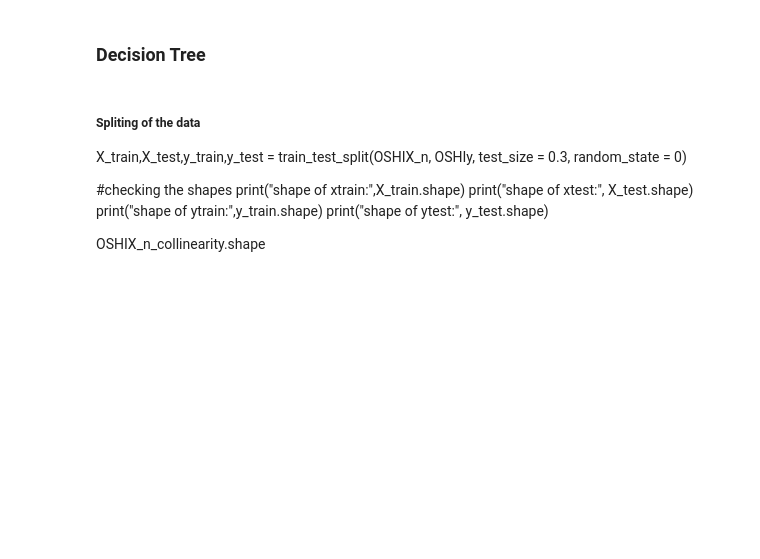
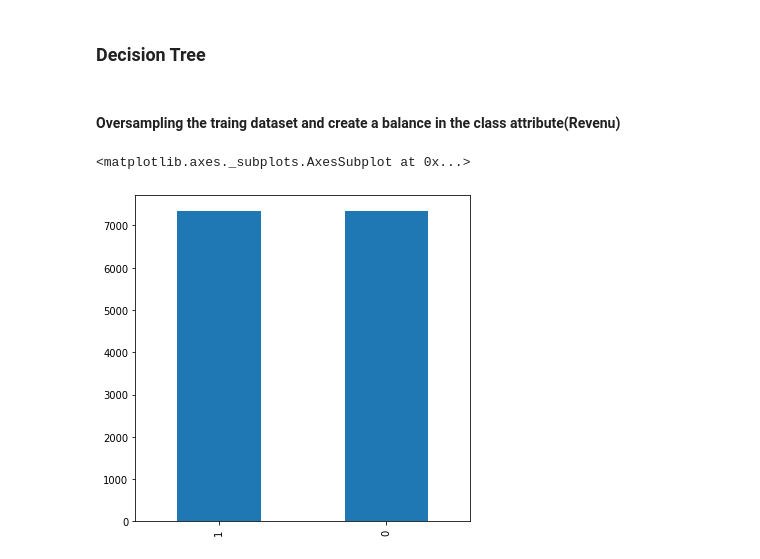
Before and after one commit to SepidehMohammadi/Capstone_python, a Jupyter notebook: Online Shoppers Purchasing Intention.ipynb, the cells around one changed output. Drawn from its saved outputs; the diff is of its cells as text; code cells hidden in the pictures; blank space fills up the shorter version.

```diff
--- a/Online Shoppers Purchasing Intention.ipynb
+++ b/Online Shoppers Purchasing Intention.ipynb
@@ -828,15 +913,5 @@ accuracy_score(y_test, y_pred)
 # %%
 from sklearn.metrics import roc_auc_score
 roc_auc_score(y_test, y_pred)
-# %% [markdown]
-##### Spliting of the data
-
-X_train,X_test,y_train,y_test = train_test_split(OSHIX_n, OSHIy, test_size = 0.3, random_state = 0)
-
-#checking the shapes
-print("shape of xtrain:",X_train.shape)
-print("shape of xtest:", X_test.shape)
-print("shape of ytrain:",y_train.shape)
-print("shape of ytest:", y_test.shape)
-
-OSHIX_n_collinearity.shape
+# %% [markdown]
+#### Oversampling the traing dataset and create a balance in the class attribute(Revenu)
@@ -842,0 +920,7 @@ OSHIX_n_collinearity.shape
+# %%
+sm = SMOTE(random_state = 33)
+X_train,y_train = sm.fit_sample(X_train,y_train.ravel())
+pd.Series(y_train).value_counts().plot.bar()
+# %% [output]
+<matplotlib.axes._subplots.AxesSubplot at 0x...>
+[figure, added]
```
Also changed, not shown: parts of 19 cells of this notebook, 2 other files.
